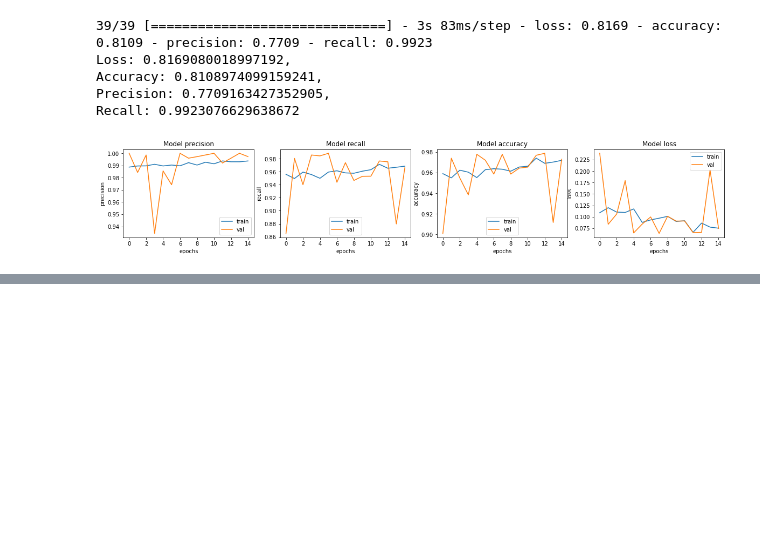
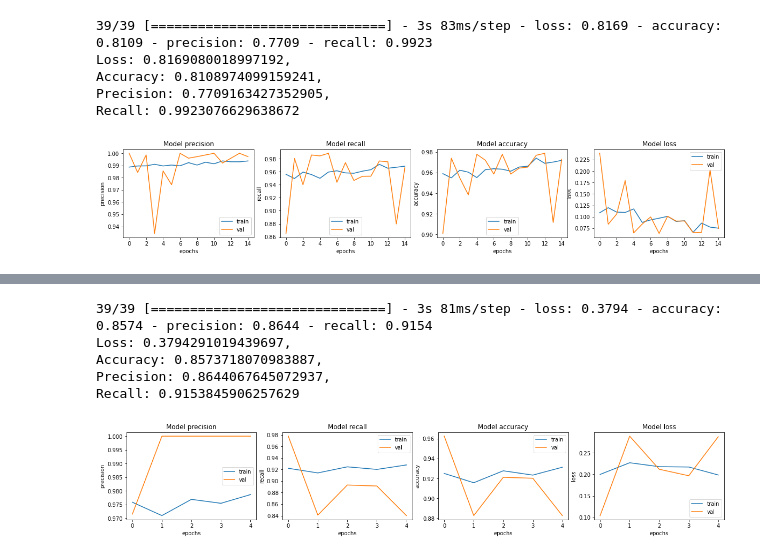
Before and after one commit to moonkl7/Simple_AI, a Jupyter notebook: [E-11]xray.ipynb, the cells around one changed output, grey strips where cells are left out. Cells and saved outputs as stored; diff of their text form; code cells hidden in the pictures; blank space fills up the shorter version.

```diff
--- a/[E-11]xray.ipynb
+++ b/[E-11]xray.ipynb
@@ -392,0 +439,23 @@ for i, met in enumerate(['precision', 'recall', 'accuracy', 'loss']):
+# %%
+#컨벌루션을 더 깊게 만듬.
+#에포크 2회차
+
+loss, accuracy, precision, recall = model.evaluate(test_ds)
+print(f'Loss: {loss},\nAccuracy: {accuracy},\nPrecision: {precision},\nRecall: {recall}')
+fig, ax = plt.subplots(1, 4, figsize=(20, 3))
+ax = ax.ravel()
+
+for i, met in enumerate(['precision', 'recall', 'accuracy', 'loss']):
+    ax[i].plot(history.history[met])
+    ax[i].plot(history.history['val_' + met])
+    ax[i].set_title('Model {}'.format(met))
+    ax[i].set_xlabel('epochs')
+    ax[i].set_ylabel(met)
+    ax[i].legend(['train', 'val'])
+# %% [output]
+39/39 [==============================] - 3s 81ms/step - loss: 0.3794 - accuracy: 0.8574 - precision: 0.8644 - recall: 0.9154
+Loss: 0.3794291019439697,
+Accuracy: 0.8573718070983887,
+Precision: 0.8644067645072937,
+Recall: 0.9153845906257629
+[figure, added]
```
Also changed, not shown: parts of 4 cells of this notebook.
